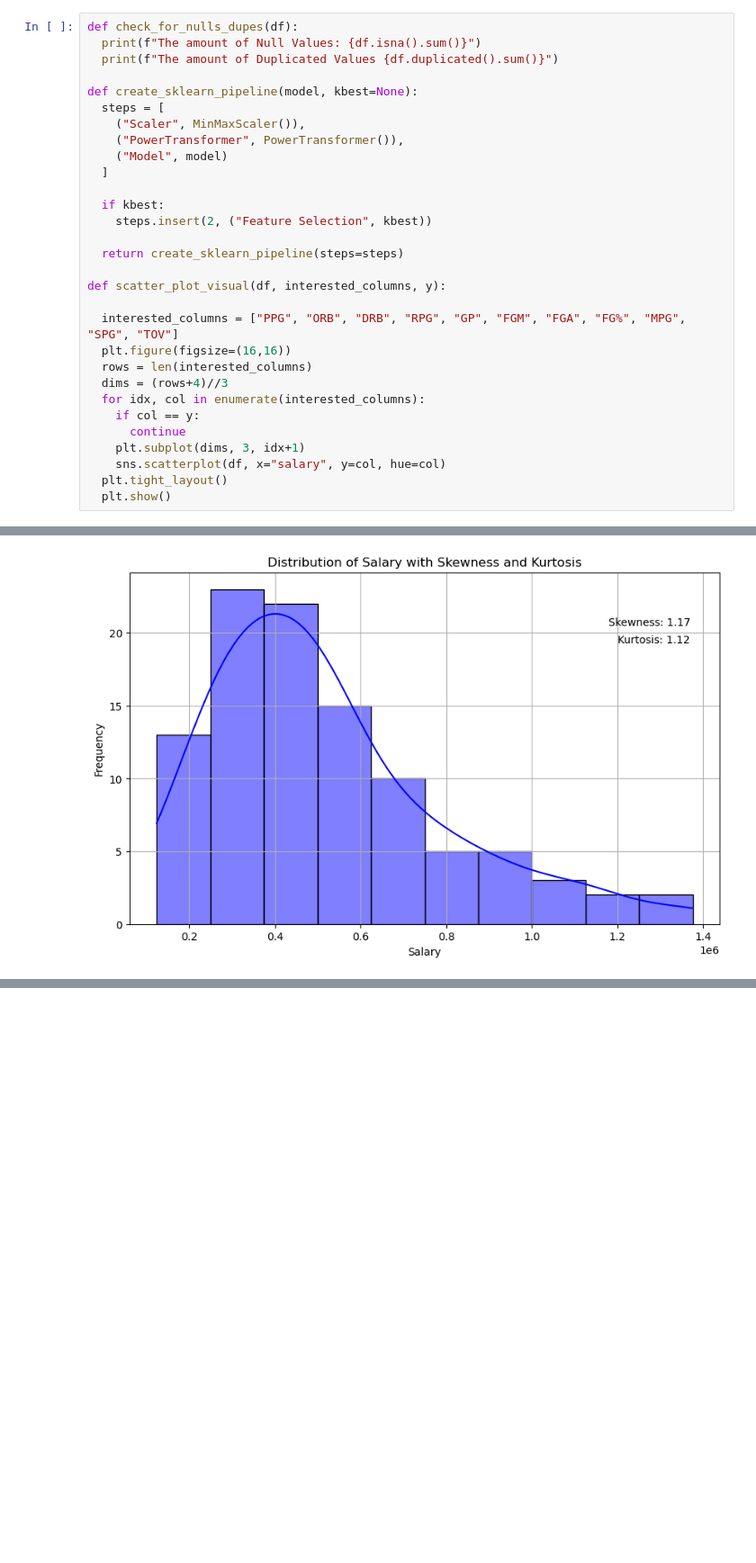
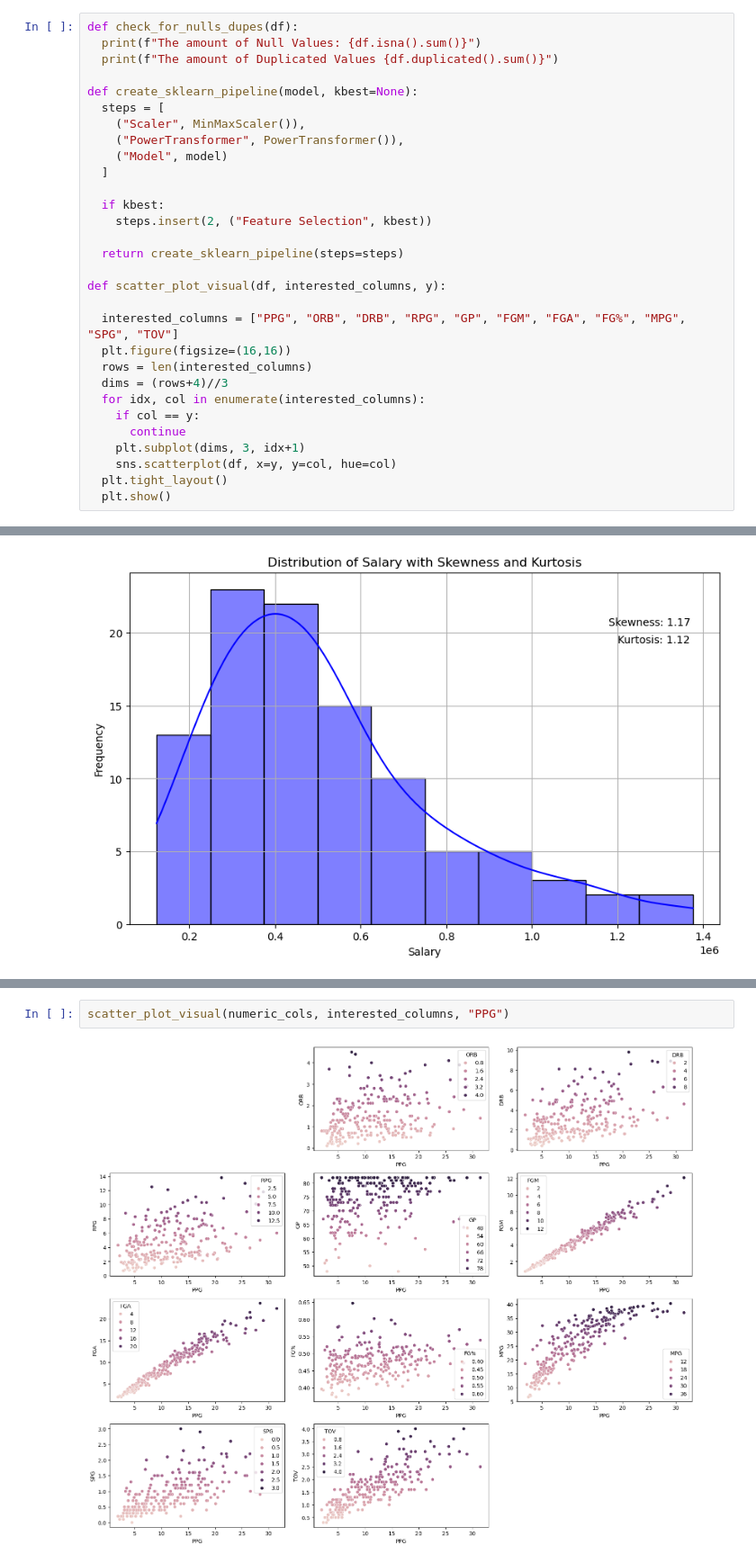
Before and after one commit to MaukanMir/1990-1991-Season-Analysis, a Jupyter notebook: nba.ipynb, the cells around one changed output, grey strips where cells are left out. Shown at 90% size. Saved outputs shown, nothing was run; the diff lists cells and outputs as text; blank space fills up the shorter version.

```diff
--- a/nba.ipynb
+++ b/nba.ipynb
@@ -103,7 +103,7 @@ def scatter_plot_visual(df, interested_columns, y):
     if col == y:
       continue
     plt.subplot(dims, 3, idx+1)
-    sns.scatterplot(df, x="salary", y=col, hue=col)
+    sns.scatterplot(df, x=y, y=col, hue=col)
   plt.tight_layout()
   plt.show()
 # %% [markdown]
@@ -203,0 +197,4 @@ plt.show()
+# %%
+scatter_plot_visual(numeric_cols, interested_columns, "PPG")
+# %% [output]
+[figure, added]
```
Also changed, not shown: parts of 2 cells of this notebook.
